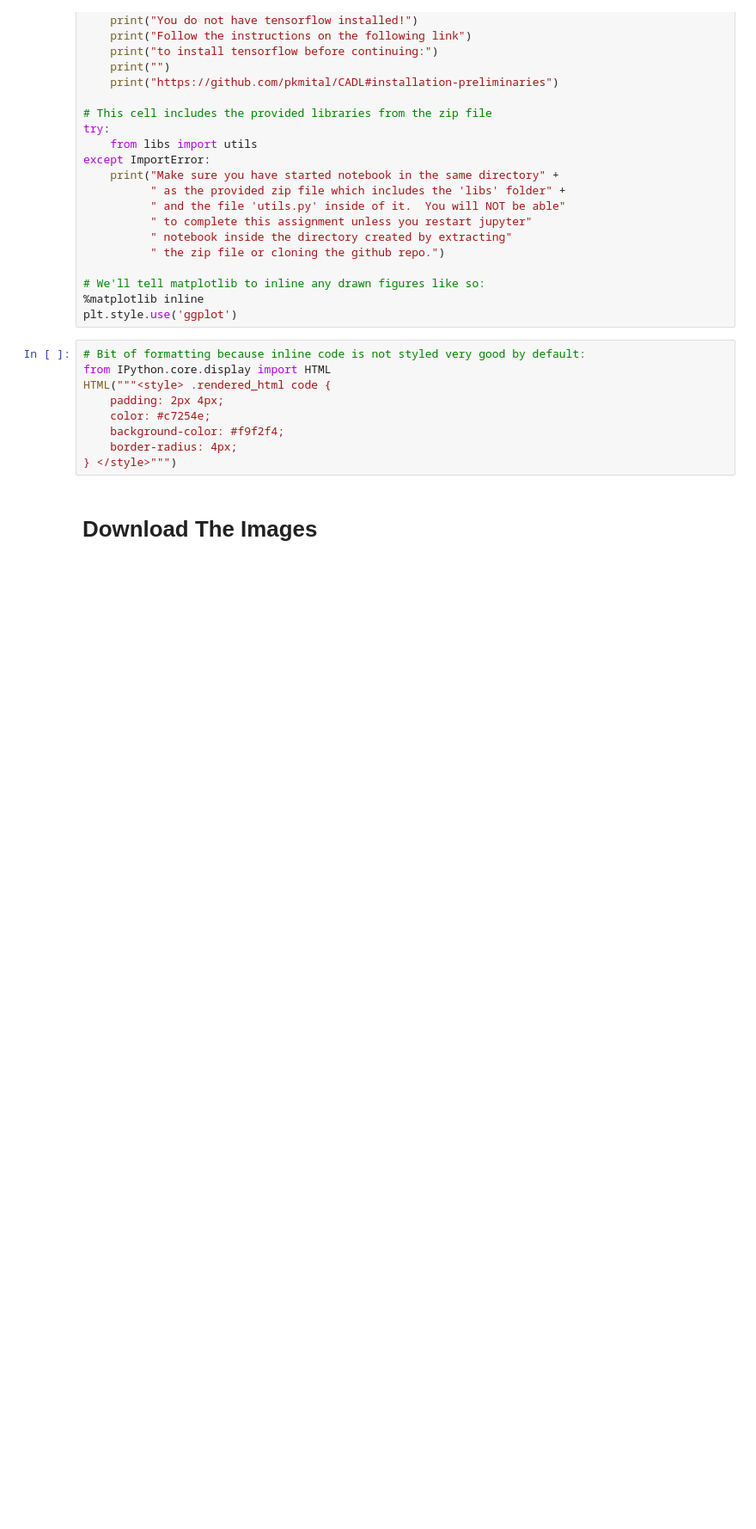
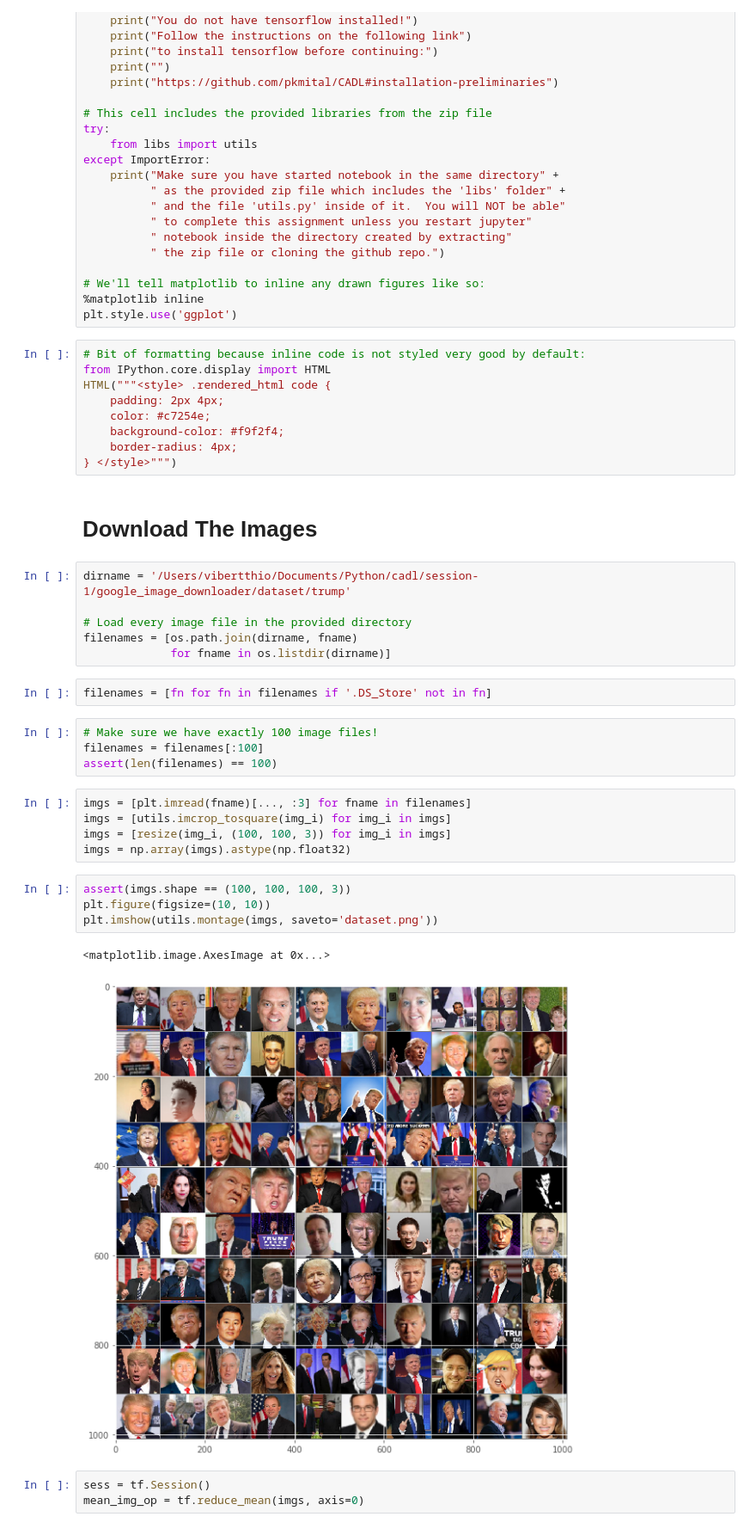
Before and after one commit to vibertthio/deep-learning-practice, a Jupyter notebook: session-1/do-hw-1.ipynb, the cells around one changed output. Shown at 86% size. Cells and saved outputs as stored; diff of their text form; blank space fills up the shorter version.

```diff
--- a/session-1/do-hw-1.ipynb
+++ b/session-1/do-hw-1.ipynb
@@ -61,3 +61,30 @@ HTML("""<style> .rendered_html code {
 } </style>""")
 # %% [markdown]
 # Download The Images
+# %%
+dirname = '/Users/vibertthio/Documents/Python/cadl/session-1/google_image_downloader/dataset/trump'
+
+# Load every image file in the provided directory
+filenames = [os.path.join(dirname, fname)
+             for fname in os.listdir(dirname)]
+# %%
+filenames = [fn for fn in filenames if '.DS_Store' not in fn]
+# %%
+# Make sure we have exactly 100 image files!
+filenames = filenames[:100]
+assert(len(filenames) == 100)
+# %%
+imgs = [plt.imread(fname)[..., :3] for fname in filenames]
+imgs = [utils.imcrop_tosquare(img_i) for img_i in imgs]
+imgs = [resize(img_i, (100, 100, 3)) for img_i in imgs]
+imgs = np.array(imgs).astype(np.float32)
+# %%
+assert(imgs.shape == (100, 100, 100, 3))
+plt.figure(figsize=(10, 10))
+plt.imshow(utils.montage(imgs, saveto='dataset.png'))
+# %% [output]
+<matplotlib.image.AxesImage at 0x...>
+[figure, added]
+# %%
+sess = tf.Session()
+mean_img_op = tf.reduce_mean(imgs, axis=0)
```
Also changed, not shown: parts of 17 cells of this notebook, 8 other files.
